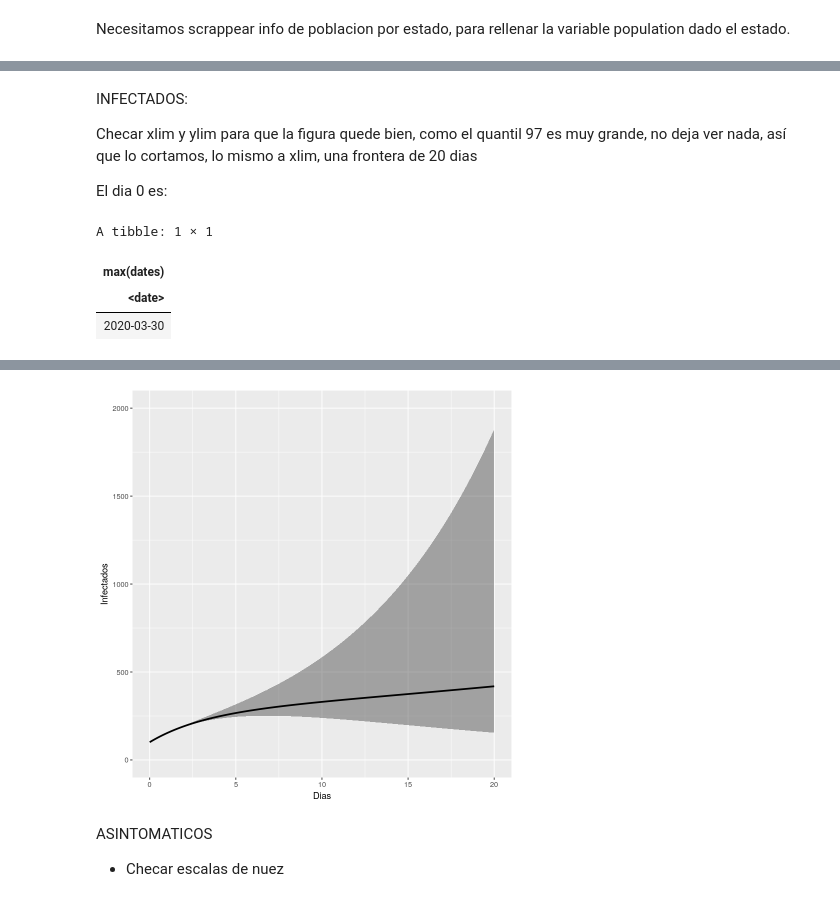
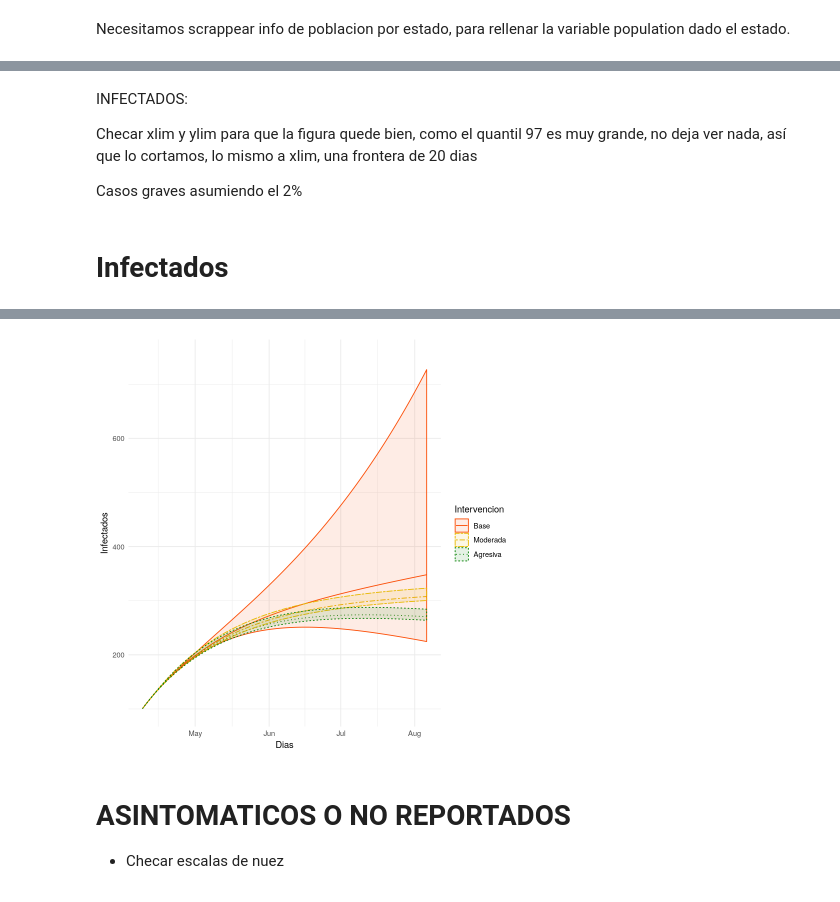
Before and after one commit to NunezKant/COVID19_MEX_MASTER, a Jupyter notebook: notebooks/REpi.ipynb, the cells around one changed output, grey strips where cells are left out. Drawn from its saved outputs; the diff is of its cells as text; code cells hidden in the pictures.

```diff
--- a/notebooks/REpi.ipynb
+++ b/notebooks/REpi.ipynb
@@ -288,22 +262,49 @@ A tibble: 6 × 10
+# %%
+ODE_m <- SEAIRD(Condiciones_Iniciales,pmtrs,t, basal = "base", intervencion = "moderada")
+ODE97_m <- SEAIRD(Condiciones_Iniciales,pmtrs,t, basal = "97.5", intervencion = "moderada")
+ODE2_m <- SEAIRD(Condiciones_Iniciales,pmtrs,t, basal = "2.5", intervencion = "moderada")
+# %%
+ODE_f <- SEAIRD(Condiciones_Iniciales,pmtrs,t, basal = "base", intervencion = "agresiva")
+ODE97_f <- SEAIRD(Condiciones_Iniciales,pmtrs,t, basal = "97.5", intervencion = "agresiva")
+ODE2_f <- SEAIRD(Condiciones_Iniciales,pmtrs,t, basal = "2.5", intervencion = "agresiva")
 # %% [markdown]
 INFECTADOS:
 
 Checar xlim y ylim para que la figura quede bien, como el quantil 97 es muy grande, no deja ver nada, así que lo cortamos, lo mismo a xlim, una frontera de 20 dias
 
-El dia 0 es:
+Casos graves asumiendo el 2%
-# %%
-Mex_filled %>%
-    filter(Estado == state) %>%
-    summarise(max(dates))
-# %% [output]
-A tibble: 1 × 1
-| max(dates) |
-| <date> |
-| 2020-03-30 |
+# %%
+Infectados_df <- tibble(
+    Dias = rep(as_date(seq(today(),today()+119, by = "day")),3),
+    "Infectados" = c(ODE$Infectados[c(seq(0,120,1))]*Pop,ODE_m$Infectados[c(seq(0,120,1))]*Pop,ODE_f$Infectados[c(seq(0,120,1))]*Pop),
+    "Infectados(97.5%)" = c(ODE97$Infectados[c(seq(0,120,1))]*Pop,ODE97_m$Infectados[c(seq(0,120,1))]*Pop,ODE97_f$Infectados[c(seq(0,120,1))]*Pop),
+    "Infectados(2.5%)" = c(ODE2$Infectados[c(seq(0,120,1))]*Pop,ODE2_m$Infectados[c(seq(0,120,1))]*Pop,ODE2_f$Infectados[c(seq(0,120,1))]*Pop),
+    "Intervencion" = factor(c(rep("Base",length(ODE97$Infectados[c(seq(0,120,1))])),rep("Moderada",length(ODE97$Infectados[c(seq(0,120,1))])),rep("Agresiva",length(ODE97$Infectados[c(seq(0,120,1))]))), levels = c("Base","Moderada","Agresiva"))
+)
+
+Graves_df <- tibble(
+    Dias = rep(as_date(seq(today(),today()+119, by = "day")),3),
+    "Casos Graves" = c(ODE$Infectados[c(seq(0,120,1))]*Pop*.02,ODE_m$Infectados[c(seq(0,120,1))]*Pop*.02,ODE_f$Infectados[c(seq(0,120,1))]*Pop*.02),
+    "Casos Graves(97.5%)" = c(ODE97$Infectados[c(seq(0,120,1))]*Pop*.02,ODE97_m$Infectados[c(seq(0,120,1))]*Pop*.02,ODE97_f$Infectados[c(seq(0,120,1))]*Pop*.02),
+    "Casos Graves(2.5%)" = c(ODE2$Infectados[c(seq(0,120,1))]*Pop*.02,ODE2_m$Infectados[c(seq(0,120,1))]*Pop*.02,ODE2_f$Infectados[c(seq(0,120,1))]*Pop*.02),
+    "Intervencion" = factor(c(rep("Base",length(ODE97$Infectados[c(seq(0,120,1))])),rep("Moderada",length(ODE97$Infectados[c(seq(0,120,1))])),rep("Agresiva",length(ODE97$Infectados[c(seq(0,120,1))]))), levels = c("Base","Moderada","Agresiva"))
+)
+
+Asintomaticos_df <- tibble(
+    Dias = rep(as_date(seq(today(),today()+119, by = "day")),3),
+    "Asintomaticos" = c(ODE$`Asintomáticos`[c(seq(0,120,1))]*Pop,ODE_m$`Asintomáticos`[c(seq(0,120,1))]*Pop,ODE_f$`Asintomáticos`[c(seq(0,120,1))]*Pop),
+    "Asintomaticos(97.5%)" = c(ODE97$`Asintomáticos`[c(seq(0,120,1))]*Pop,ODE97_m$`Asintomáticos`[c(seq(0,120,1))]*Pop,ODE97_f$`Asintomáticos`[c(seq(0,120,1))]*Pop),
+    "Asintomaticos(2.5%)" = c(ODE2$`Asintomáticos`[c(seq(0,120,1))]*Pop,ODE2_m$`Asintomáticos`[c(seq(0,120,1))]*Pop,ODE2_f$`Asintomáticos`[c(seq(0,120,1))]*Pop),
+    "Intervencion" = factor(c(rep("Base",length(ODE97$`Asintomáticos`[c(seq(0,120,1))])),rep("Moderada",length(ODE97$`Asintomáticos`[c(seq(0,120,1))])),rep("Agresiva",length(ODE97$`Asintomáticos`[c(seq(0,120,1))]))), levels = c("Base","Moderada","Agresiva"))
+)
+# %% [markdown]
+# Infectados
 # %%
-ODE_df%>%
-  select(Dias,Infectados, Q2 = `Infectados(97.5%)`, Q1 = `Infectados(2.5%)`) %>%
-  ggplot(., aes(x = Dias)) +
-  geom_ribbon(aes(ymin = Q1, ymax = Q2), alpha = 0.4) +
-  geom_line(aes(y = Infectados), lwd = 1) + ylim(0, 2000) + xlim(0,20)
+Infectados_df%>%
+  dplyr::select(Dias,Infectados, Q2 = `Infectados(97.5%)`, Q1 = `Infectados(2.5%)`, Intervencion = Intervencion) %>%
+  ggplot(., aes(x = Dias, y = Infectados , color = Intervencion , linetype = Intervencion)) + geom_line(lwd = 0.5)+
+  geom_ribbon(aes(ymin = Q1, ymax = Q2, fill = Intervencion), alpha = 0.1) +
+  scale_linetype_manual(values=c("solid","twodash", "dotted")) +
+  scale_color_manual(values = c("#FC4E07", "#E7B800", "#008000")) +
+  scale_fill_manual(values = c("#FC4E07", "#E7B800", "#008000")) + ylim(100,750) + theme_minimal()
 # %% [output]
@@ -312,5 +311,5 @@ Warning message:
-[figure, old version]
+[figure, new version]
 # %% [markdown]
-ASINTOMATICOS
+# ASINTOMATICOS O NO REPORTADOS
 * Checar escalas de nuez
 # %%
```
Also changed, not shown: parts of 15 cells of this notebook.
